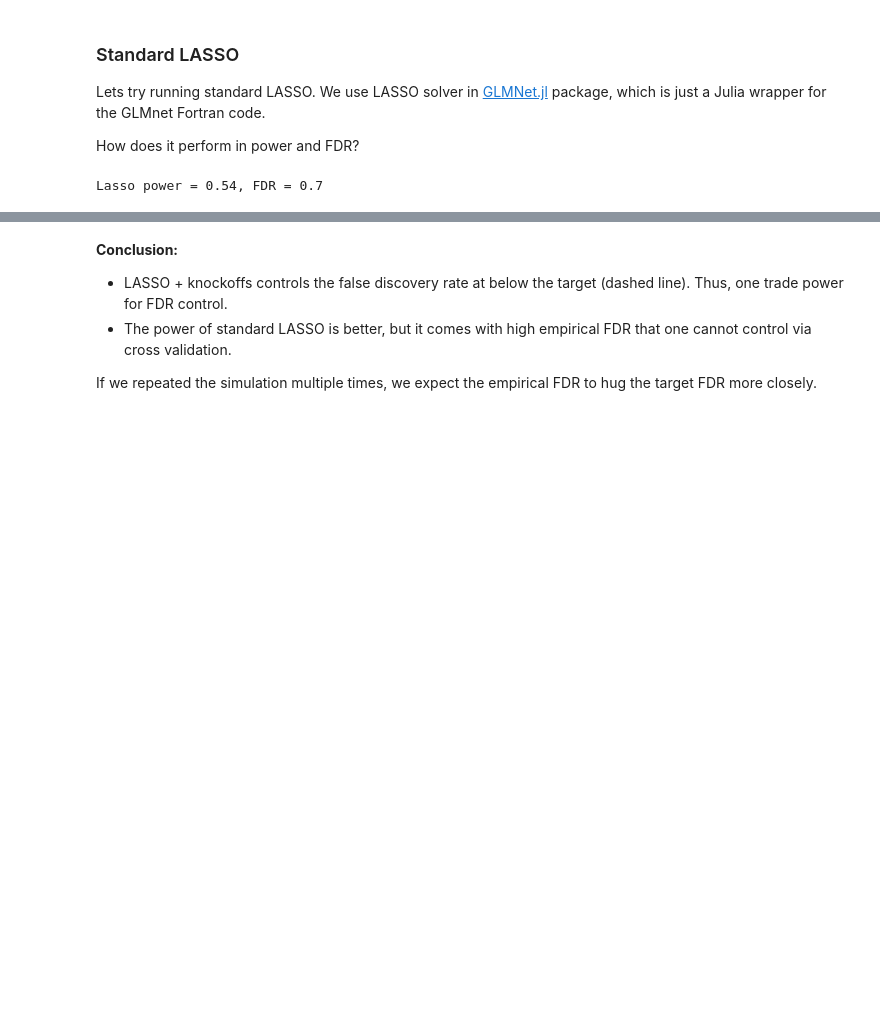
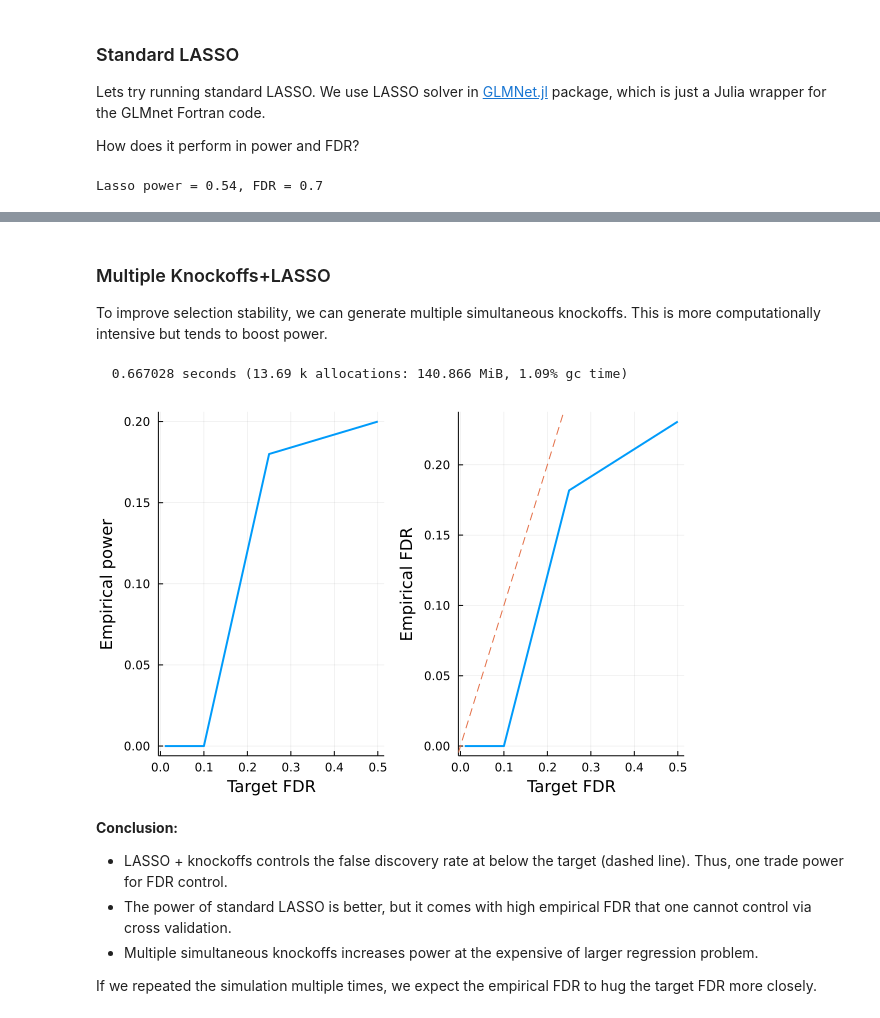
Before and after one commit to biona001/Knockoffs.jl, a Jupyter notebook: docs/src/man/modelX.ipynb, the cells around one changed output, grey strips where cells are left out. Saved outputs shown, nothing was run; the diff lists cells and outputs as text; code cells hidden in the pictures; blank space fills up the shorter version.

```diff
--- a/docs/src/man/modelX.ipynb
+++ b/docs/src/man/modelX.ipynb
@@ -295,7 +310,38 @@ plot(power_plot, fdr_plot)
+# %% [markdown]
+### Multiple Knockoffs+LASSO
+
+To improve selection stability, we can generate multiple simultaneous knockoffs. This is more computationally intensive but tends to boost power.
+# %%
+@time knockoff_filter = fit_lasso(y, X, method=:mvr, m=3);
+# %% [output]
+  0.667028 seconds (13.69 k allocations: 140.866 MiB, 1.09% gc time)
+# %%
+FDR = knockoff_filter.fdr_target
+empirical_power = Float64[]
+empirical_fdr = Float64[]
+for i in eachindex(FDR)
+    # extract beta for current fdr
+    βknockoff = knockoff_filter.βs[i]
+
+    # compute power and false discovery proportion
+    power = length(findall(!iszero, βknockoff) ∩ correct_position) / k
+    fdp = length(setdiff(findall(!iszero, βknockoff), correct_position)) / max(count(!iszero, βknockoff), 1)
+    push!(empirical_power, power)
+    push!(empirical_fdr, fdp)
+end
+
+# visualize FDR and power
+power_plot = plot(FDR, empirical_power, xlabel="Target FDR", ylabel="Empirical power", legend=false, w=2)
+fdr_plot = plot(FDR, empirical_fdr, xlabel="Target FDR", ylabel="Empirical FDR", legend=false, w=2)
+Plots.abline!(fdr_plot, 1, 0, line=:dash)
+plot(power_plot, fdr_plot)
+# %% [output]
+[figure, added]
 # %% [markdown]
 **Conclusion:**
 
 + LASSO + knockoffs controls the false discovery rate at below the target (dashed line). Thus, one trade power for FDR control.
 + The power of standard LASSO is better, but it comes with high empirical FDR that one cannot control via cross validation.
++ Multiple simultaneous knockoffs increases power at the expensive of larger regression problem.
 
 If we repeated the simulation multiple times, we expect the empirical FDR to hug the target FDR more closely.
```
Also changed, not shown: parts of 19 cells of this notebook, 9 other files.
